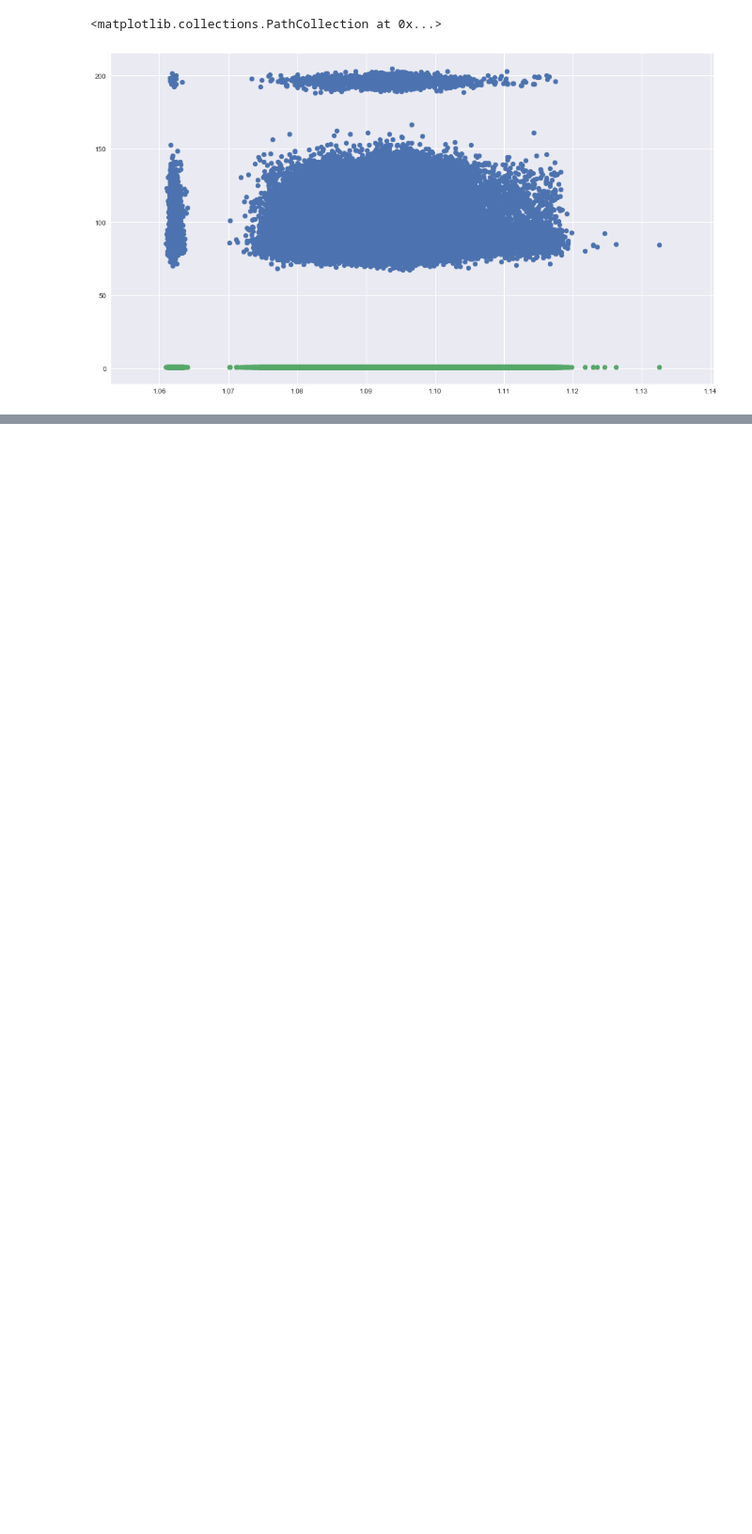
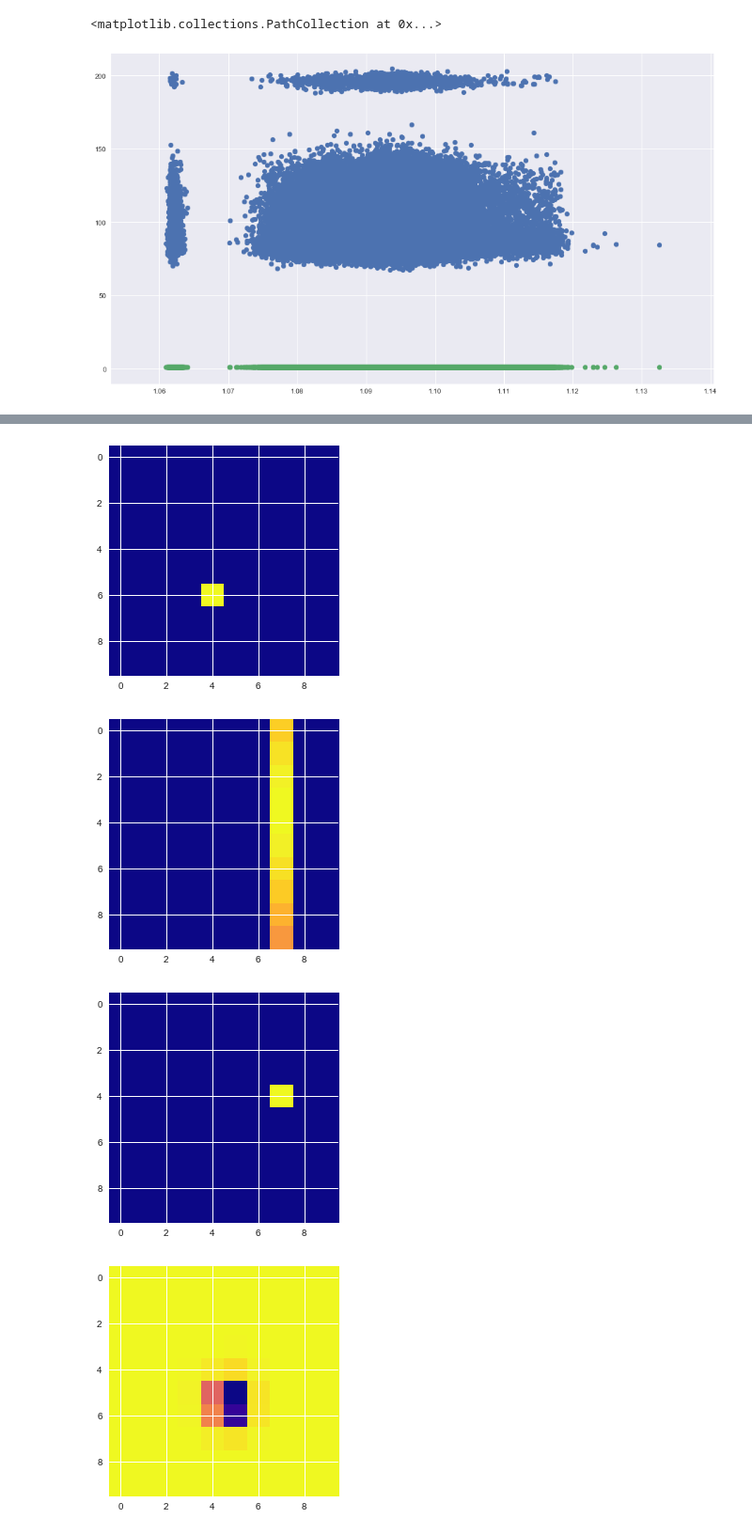
Before and after one commit to stonefollari/champs, a Jupyter notebook: src.ipynb, the cells around one changed output, grey strips where cells are left out. Shown at 94% size. Saved outputs shown, nothing was run; the diff lists cells and outputs as text; code cells hidden in the pictures; blank space fills up the shorter version.

```diff
--- a/src.ipynb
+++ b/src.ipynb
@@ -569,0 +809,4 @@ plt.scatter(x_test, preds)
+# %%
+test_types = []
+for typ in bond_types:
+    test_types.append(test_ds[test_ds[typ] == 1])
@@ -569,0 +877,11 @@ plt.scatter(x_test, preds)
+# %%
+def calc_pot( coord, atom ):
+    disp = calc_pot_disp( coord, atom  )
+    return potential( disp, typ )
+
+# calculcates displacement on a passed row
+def calc_pot_disp( c, a ):
+    return np.linalg.norm(np.array([a.x-c[0],a.y-c[1],a.z-c[2]]))
+
+def get_mol_atoms( mol_name ):
+    return struct_df.loc[ struct_df.molecule_name == mol_name ]
@@ -569,0 +1033,20 @@ plt.scatter(x_test, preds)
+# %%
+plt.style.use('seaborn')
+plt.rcParams["figure.figsize"] = [8,4.5]
+plt.rcParams.update({'font.size': 16})
+
+plt.imshow( all_maps['dsgdb9nsd_000077'], cmap='plasma')
+plt.show()
+plt.imshow( all_maps['dsgdb9nsd_000005'], cmap='plasma')
+plt.show()
+plt.imshow( all_maps['dsgdb9nsd_000006'], cmap='plasma')
+plt.show()
+plt.imshow( all_maps['dsgdb9nsd_000007'], cmap='plasma')
+plt.show()
+plt.imshow( all_maps['dsgdb9nsd_000009'], cmap='plasma')
+plt.show()
+# %% [output]
+[figure, added]
+[figure, added]
+[figure, added]
+[figure, added]
```
Also changed, not shown: parts of 58 cells of this notebook.
